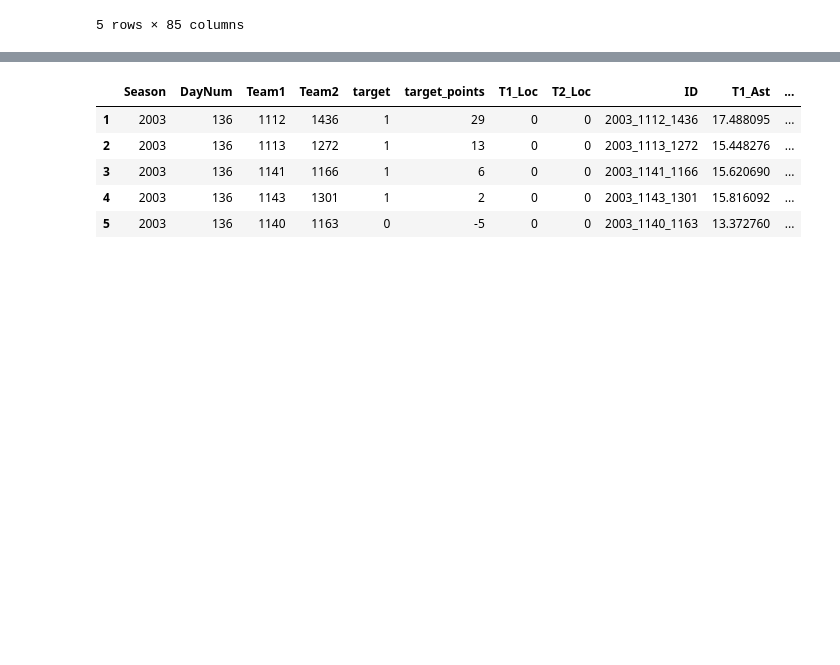
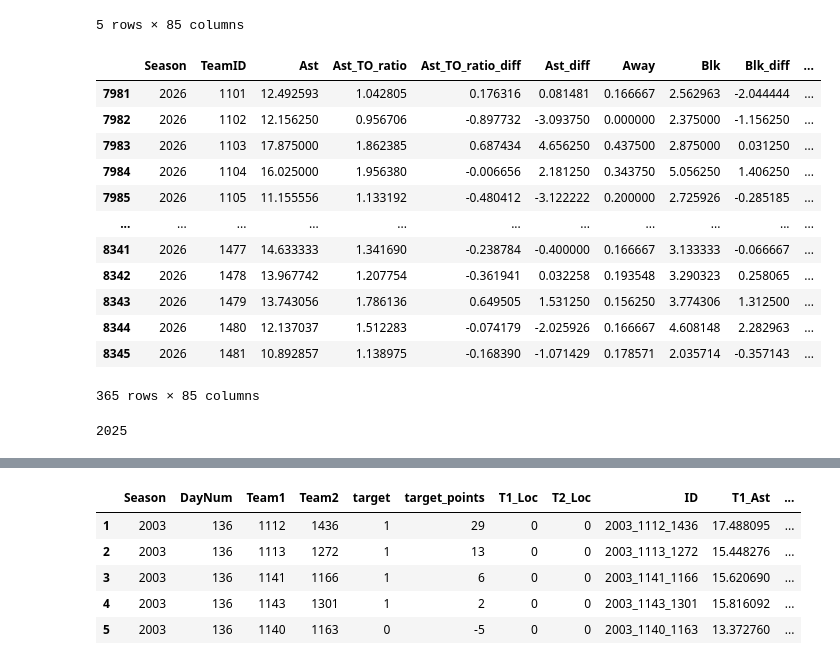
Before and after one commit to lucabasa/kaggle_competitions, a Jupyter notebook: march_madness/02_pre_model_men.ipynb, the cells around one changed output, grey strips where cells are left out. Cells and saved outputs as stored; diff of their text form; code cells hidden in the pictures; blank space fills up the shorter version.

```diff
--- a/march_madness/02_pre_model_men.ipynb
+++ b/march_madness/02_pre_model_men.ipynb
@@ -27,6 +27,26 @@ DataFrame is highly fragmented.  This is usually the result of calling `frame.in
 | 3 | 2003 | 1105 | 14.269231 | 0.861951 | -0.074315 | -1.292308 | 0.076923 | 2.033333 | -2.105128 | ... |
 | 4 | 2003 | 1106 | 11.619048 | 0.723184 | -0.129573 | -0.103175 | 0.178571 | 3.126984 | -0.027778 | ... |
 5 rows × 85 columns
+# %%
+men_reg[men_reg["Season"] == 2026]
+# %% [output]
+|  | Season | TeamID | Ast | Ast_TO_ratio | Ast_TO_ratio_diff | Ast_diff | Away | Blk | Blk_diff | ... |
+| 7981 | 2026 | 1101 | 12.492593 | 1.042805 | 0.176316 | 0.081481 | 0.166667 | 2.562963 | -2.044444 | ... |
+| 7982 | 2026 | 1102 | 12.156250 | 0.956706 | -0.897732 | -3.093750 | 0.000000 | 2.375000 | -1.156250 | ... |
+| 7983 | 2026 | 1103 | 17.875000 | 1.862385 | 0.687434 | 4.656250 | 0.437500 | 2.875000 | 0.031250 | ... |
+| 7984 | 2026 | 1104 | 16.025000 | 1.956380 | -0.006656 | 2.181250 | 0.343750 | 5.056250 | 1.406250 | ... |
+| 7985 | 2026 | 1105 | 11.155556 | 1.133192 | -0.480412 | -3.122222 | 0.200000 | 2.725926 | -0.285185 | ... |
+| ... | ... | ... | ... | ... | ... | ... | ... | ... | ... | ... |
+| 8341 | 2026 | 1477 | 14.633333 | 1.341690 | -0.238784 | -0.400000 | 0.166667 | 3.133333 | -0.066667 | ... |
+| 8342 | 2026 | 1478 | 13.967742 | 1.207754 | -0.361941 | 0.032258 | 0.193548 | 3.290323 | 0.258065 | ... |
+| 8343 | 2026 | 1479 | 13.743056 | 1.786136 | 0.649505 | 1.531250 | 0.156250 | 3.774306 | 1.312500 | ... |
+| 8344 | 2026 | 1480 | 12.137037 | 1.512283 | -0.074179 | -2.025926 | 0.166667 | 4.608148 | 2.282963 | ... |
+| 8345 | 2026 | 1481 | 10.892857 | 1.138975 | -0.168390 | -1.071429 | 0.178571 | 2.035714 | -0.357143 | ... |
+365 rows × 85 columns
 # %%
 men_target_data = pd.read_csv('data/march-machine-learning-mania-2026/MNCAATourneyCompactResults.csv')
 men_target_data = make_teams_target(men_target_data, "men")
+# %%
+men_target_data["Season"].max()
+# %% [output]
+2025
```
Also changed, not shown: parts of 7 cells of this notebook, 6 other files.
